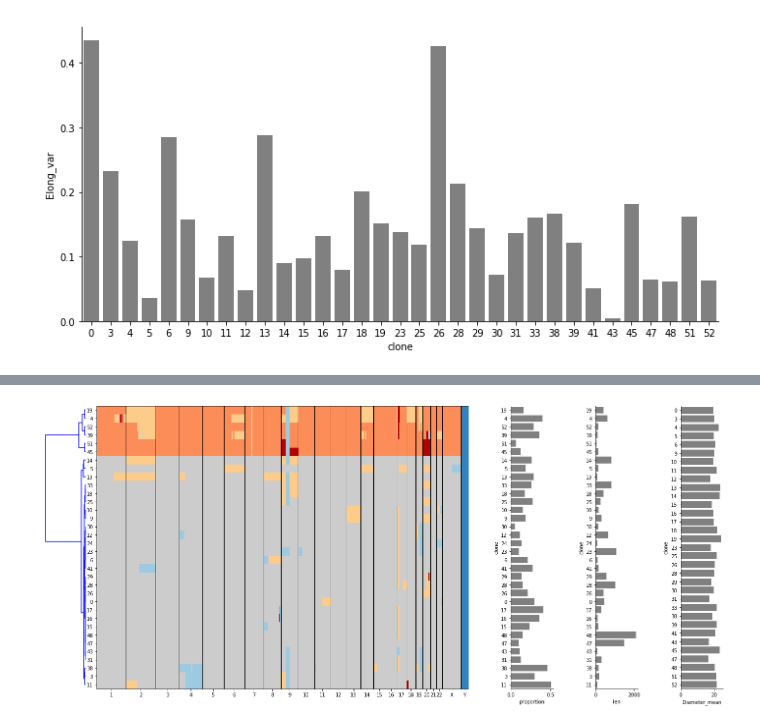
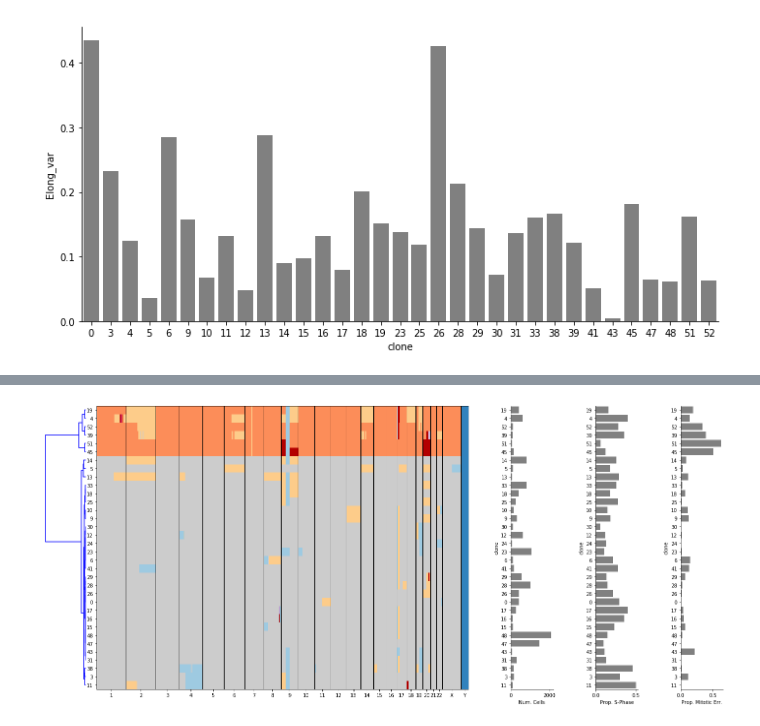
Before and after one commit to shahcompbio/scgenome-deprecated, a Jupyter notebook: notebooks/htert.ipynb, the cells around one changed output, grey strips where cells are left out. Saved outputs shown, nothing was run; the diff lists cells and outputs as text; code cells hidden in the pictures.

Commit message:
htert figure

```diff
--- a/notebooks/htert.ipynb
+++ b/notebooks/htert.ipynb
@@ -214,0 +282,4 @@ seaborn.factorplot(x='clone', y='Elong_var', kind='bar', data=image_plot_data, c
+# %%
+
+num_chromosomes_diff = mean_state_diff.groupby('cell_id', observed=True).size()
+num_chromosomes_diff.hist(bins=plot_data.max())
@@ -214,0 +289,4 @@ seaborn.factorplot(x='clone', y='Elong_var', kind='bar', data=image_plot_data, c
+# %%
+
+mitotic_catastrophe = num_chromosomes_diff[num_chromosomes_diff > 2].index
+mitotic_catastrophe.shape
@@ -214,0 +307,5 @@ seaborn.factorplot(x='clone', y='Elong_var', kind='bar', data=image_plot_data, c
+# %%
+
+metrics_data['is_mitotic_error'] = metrics_data['cell_id'].isin(mean_state_diff['cell_id']) * 1
+metrics_data['is_mitotic_catastrophe'] = metrics_data['cell_id'].isin(mitotic_catastrophe) * 1
+metrics_data.head()
@@ -214,0 +320,13 @@ seaborn.factorplot(x='clone', y='Elong_var', kind='bar', data=image_plot_data, c
+# %%
+
+mitotic_plot_data = (
+    metrics_data
+    .merge(cluster_df[['cluster_id', 'cell_id']])
+    .query('is_mitotic_catastrophe == 0')
+    .groupby('cluster_id')
+    .agg({'is_mitotic_error': (np.sum, len, np.mean)})
+    .reset_index())
+mitotic_plot_data.columns = ['clone', 'sum', 'len', 'proportion']
+
+seaborn.factorplot(x='clone', y='proportion', kind='bar', data=mitotic_plot_data, color='0.5', aspect=2)
+seaborn.factorplot(x='clone', y='len', kind='bar', data=mitotic_plot_data, color='0.5', aspect=2)
@@ -215,29 +337,32 @@ seaborn.factorplot(x='clone', y='Elong_var', kind='bar', data=image_plot_data, c
 # %%
 
 plot_data = cn_data.merge(cluster_df[['cell_id', 'cluster_id']].drop_duplicates())
 
 import scgenome.cnplot
 scgenome.cnplot = reload(scgenome.cnplot)
 
 fig = plt.figure(figsize=(12, 8))
 cluster_order = scgenome.cnplot.plot_cluster_cn_matrix(
     fig, plot_data, 'state', cluster_field_name='cluster_id')
 
 ax = fig.add_axes([1.1,1.,0.1,1.])
+seaborn.barplot(ax=ax, y='clone', x='len', data=s_plot_data, orient='h', color='0.5', order=cluster_order)
+seaborn.despine(ax=ax)
+ax.set_xlabel('Num. Cells')
+
+ax = fig.add_axes([1.3,1.,0.1,1.])
 seaborn.barplot(y='clone', x='proportion', data=s_plot_data, orient='h', color='0.5', order=cluster_order)
 seaborn.despine(ax=ax)
-
-ax = fig.add_axes([1.3,1.,0.1,1.])
-seaborn.barplot(ax=ax, y='clone', x='len', data=s_plot_data, orient='h', color='0.5', order=cluster_order)
-seaborn.despine(ax=ax)
+ax.set_xlabel('Prop. S-Phase')
 
 ax = fig.add_axes([1.5,1.,0.1,1.])
-seaborn.barplot(ax=ax, y='clone', x='Diameter_mean', data=image_plot_data, orient='h', color='0.5')
+seaborn.barplot(ax=ax, y='clone', x='proportion', data=mitotic_plot_data, orient='h', color='0.5', order=cluster_order)
+ax.set_xlabel('Prop. Mitotic Err.')
 seaborn.despine(ax=ax)
 
 plt.tight_layout()
 # %% [output]
-[figure, old version]
+[figure, new version]
 # %%
 
 fig.savefig('hterts.pdf', bbox_inches='tight')
```
Also changed, not shown: parts of 14 cells of this notebook.
